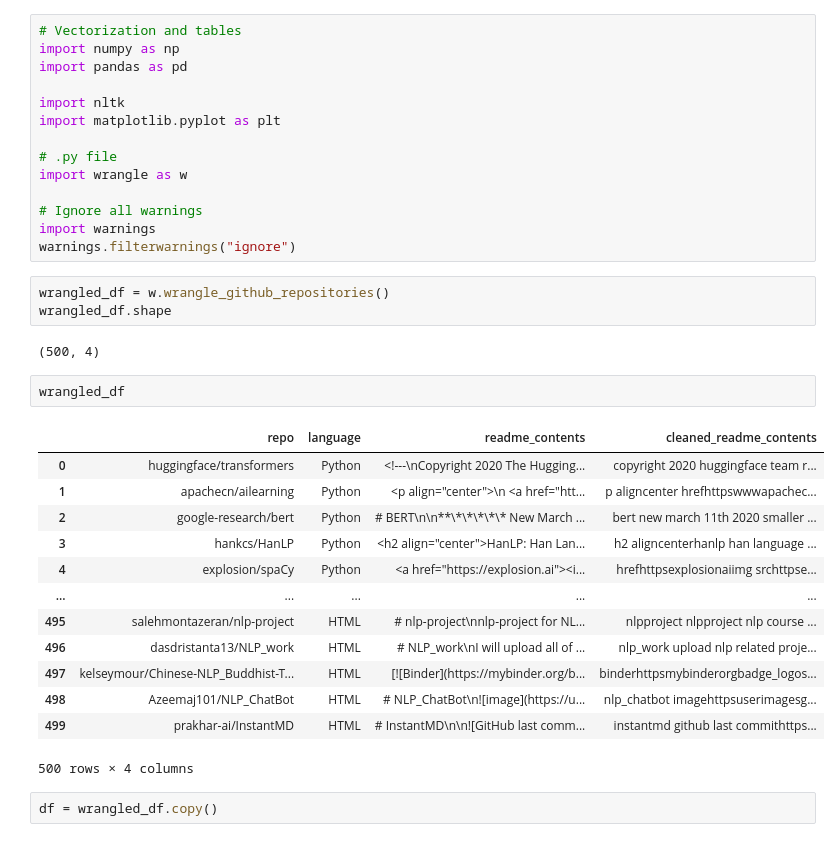
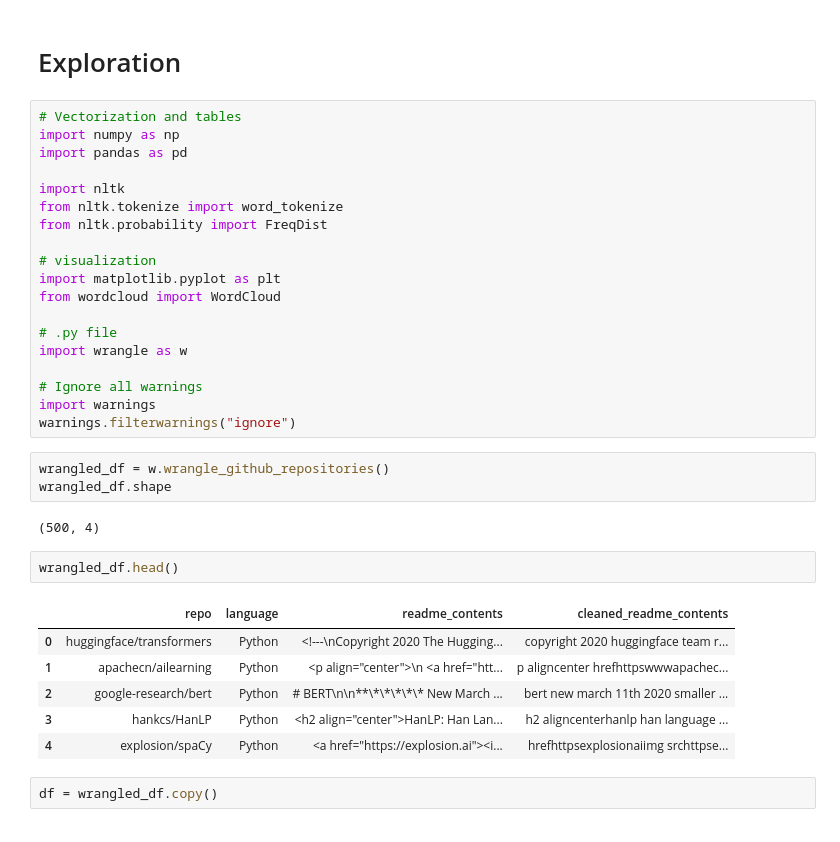
Before and after one commit to NLP-Casey-Harris-Wood-Project/nlp-project, a Jupyter notebook: explore_rob.ipynb, the cells around one changed output. Drawn from its saved outputs; the diff is of its cells as text.

```diff
--- a/explore_rob.ipynb
+++ b/explore_rob.ipynb
@@ -1,10 +1,17 @@
+# %% [markdown]
+# Exploration
 # %%
 # Vectorization and tables
 import numpy as np
 import pandas as pd
 
 import nltk
+from nltk.tokenize import word_tokenize
+from nltk.probability import FreqDist
+
+# visualization
 import matplotlib.pyplot as plt
+from wordcloud import WordCloud
 
 # .py file
 import wrangle as w
@@ -18,21 +25,14 @@ wrangled_df.shape
 # %% [output]
 (500, 4)
 # %%
-wrangled_df
+wrangled_df.head()
 # %% [output]
 |  | repo | language | readme_contents | cleaned_readme_contents |
 | 0 | huggingface/transformers | Python | <!---\nCopyright 2020 The Hugging... | copyright 2020 huggingface team r... |
 | 1 | apachecn/ailearning | Python | <p align="center">\n <a href="htt... | p aligncenter hrefhttpswwwapachec... |
 | 2 | google-research/bert | Python | # BERT\n\n**\*\*\*\*\* New March ... | bert new march 11th 2020 smaller ... |
 | 3 | hankcs/HanLP | Python | <h2 align="center">HanLP: Han Lan... | h2 aligncenterhanlp han language ... |
 | 4 | explosion/spaCy | Python | <a href="https://explosion.ai"><i... | hrefhttpsexplosionaiimg srchttpse... |
-| ... | ... | ... | ... | ... |
-| 495 | salehmontazeran/nlp-project | HTML | # nlp-project\nnlp-project for NL... | nlpproject nlpproject nlp course ... |
-| 496 | dasdristanta13/NLP_work | HTML | # NLP_work\nI will upload all of ... | nlp_work upload nlp related proje... |
-| 497 | kelseymour/Chinese-NLP_Buddhist-T... | HTML | [![Binder](https://mybinder.org/b... | binderhttpsmybinderorgbadge_logos... |
-| 498 | Azeemaj101/NLP_ChatBot | HTML | # NLP_ChatBot\n![image](https://u... | nlp_chatbot imagehttpsuserimagesg... |
-| 499 | prakhar-ai/InstantMD | HTML | # InstantMD\n\n![GitHub last comm... | instantmd github last commithttps... |
-500 rows × 4 columns
 # %%
 df = wrangled_df.copy()
 # %% [markdown]
```
Also changed, not shown: parts of 27 cells of this notebook.
